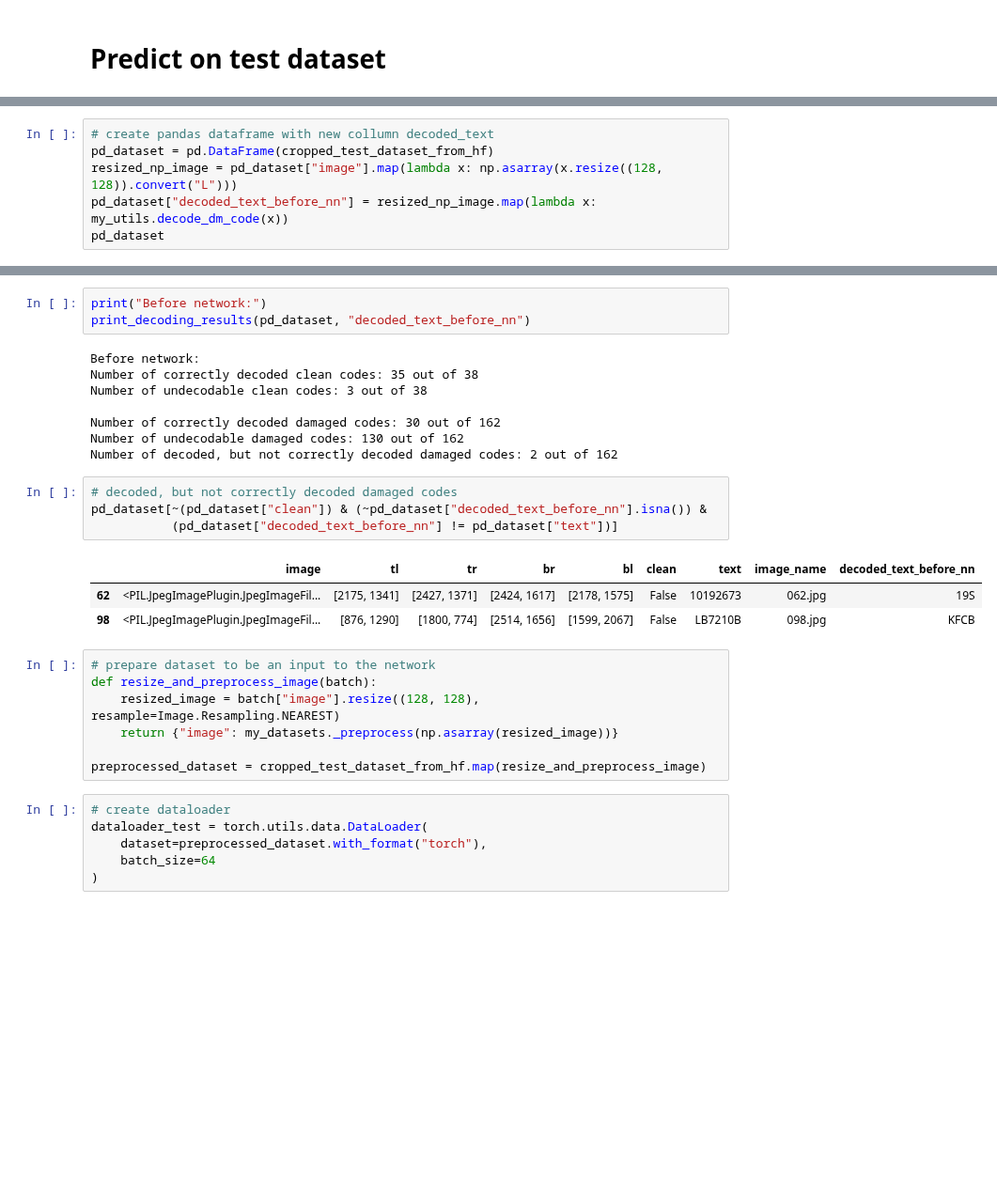
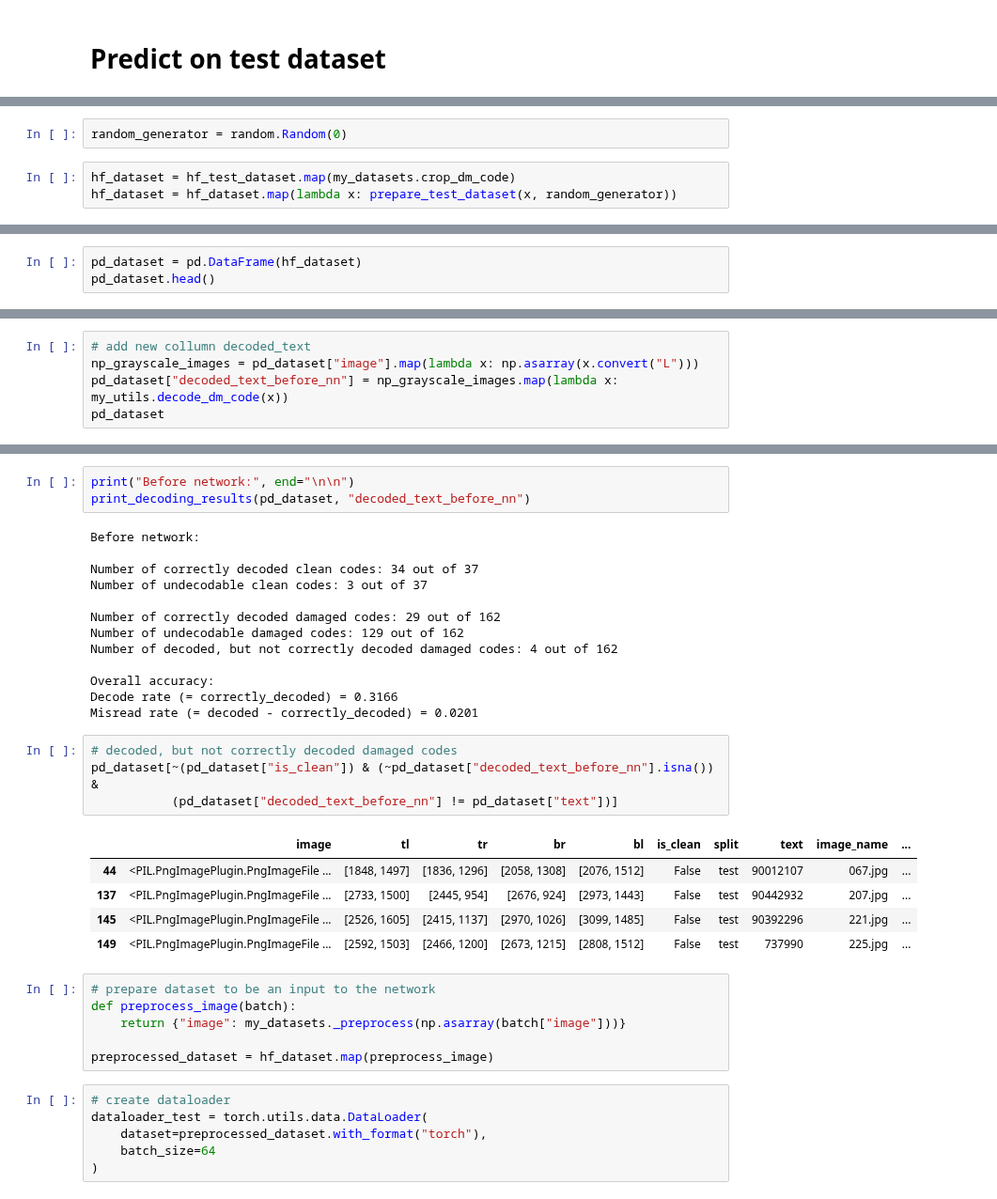
Before and after one commit to shortery/dp-dm-codes, a Jupyter notebook: src/inference_playground.ipynb, the cells around one changed output, grey strips where cells are left out. Shown at 94% size. Cells and saved outputs as stored; diff of their text form; blank space fills up the shorter version.

```diff
--- a/src/inference_playground.ipynb
+++ b/src/inference_playground.ipynb
@@ -23,0 +32,5 @@ cropped_test_dataset_from_hf = datasets.load_dataset("shortery/cropped-dm-codes"
+# %%
+random_generator = random.Random(0)
+# %%
+hf_dataset = hf_test_dataset.map(my_datasets.crop_dm_code)
+hf_dataset = hf_dataset.map(lambda x: prepare_test_dataset(x, random_generator))
@@ -23,0 +41,3 @@ cropped_test_dataset_from_hf = datasets.load_dataset("shortery/cropped-dm-codes"
+# %%
+pd_dataset = pd.DataFrame(hf_dataset)
+pd_dataset.head()
@@ -24,7 +51,6 @@ cropped_test_dataset_from_hf = datasets.load_dataset("shortery/cropped-dm-codes"
 # %%
-# create pandas dataframe with new collumn decoded_text
-pd_dataset = pd.DataFrame(cropped_test_dataset_from_hf)
-resized_np_image = pd_dataset["image"].map(lambda x: np.asarray(x.resize((128, 128)).convert("L")))
-pd_dataset["decoded_text_before_nn"] = resized_np_image.map(lambda x: my_utils.decode_dm_code(x))
+# add new collumn decoded_text
+np_grayscale_images = pd_dataset["image"].map(lambda x: np.asarray(x.convert("L")))
+pd_dataset["decoded_text_before_nn"] = np_grayscale_images.map(lambda x: my_utils.decode_dm_code(x))
 pd_dataset
 # %% [output]
@@ -69,29 +105,35 @@ def print_decoding_results(pd_dataset: pd.DataFrame, decoded_text_column: str):
 # %%
-print("Before network:")
+print("Before network:", end="\n\n")
 print_decoding_results(pd_dataset, "decoded_text_before_nn")
 # %% [output]
 Before network:
-Number of correctly decoded clean codes: 35 out of 38
-Number of undecodable clean codes: 3 out of 38
 
-Number of correctly decoded damaged codes: 30 out of 162
-Number of undecodable damaged codes: 130 out of 162
-Number of decoded, but not correctly decoded damaged codes: 2 out of 162
+Number of correctly decoded clean codes: 34 out of 37
+Number of undecodable clean codes: 3 out of 37
+
+Number of correctly decoded damaged codes: 29 out of 162
+Number of undecodable damaged codes: 129 out of 162
+Number of decoded, but not correctly decoded damaged codes: 4 out of 162
+
+Overall accuracy:
+Decode rate (= correctly_decoded) = 0.3166
+Misread rate (= decoded - correctly_decoded) = 0.0201
 # %%
 # decoded, but not correctly decoded damaged codes
-pd_dataset[~(pd_dataset["clean"]) & (~pd_dataset["decoded_text_before_nn"].isna()) &
+pd_dataset[~(pd_dataset["is_clean"]) & (~pd_dataset["decoded_text_before_nn"].isna()) &
            (pd_dataset["decoded_text_before_nn"] != pd_dataset["text"])]
 # %% [output]
-|  | image | tl | tr | br | bl | clean | text | image_name | decoded_text_before_nn |
-| 62 | <PIL.JpegImagePlugin.JpegImageFil... | [2175, 1341] | [2427, 1371] | [2424, 1617] | [2178, 1575] | False | 10192673 | 062.jpg | 19S |
-| 98 | <PIL.JpegImagePlugin.JpegImageFil... | [876, 1290] | [1800, 774] | [2514, 1656] | [1599, 2067] | False | LB7210B | 098.jpg | KFCB |
+|  | image | tl | tr | br | bl | is_clean | split | text | image_name | ... |
+| 44 | <PIL.PngImagePlugin.PngImageFile ... | [1848, 1497] | [1836, 1296] | [2058, 1308] | [2076, 1512] | False | test | 90012107 | 067.jpg | ... |
+| 137 | <PIL.PngImagePlugin.PngImageFile ... | [2733, 1500] | [2445, 954] | [2676, 924] | [2973, 1443] | False | test | 90442932 | 207.jpg | ... |
+| 145 | <PIL.PngImagePlugin.PngImageFile ... | [2526, 1605] | [2415, 1137] | [2970, 1026] | [3099, 1485] | False | test | 90392296 | 221.jpg | ... |
+| 149 | <PIL.PngImagePlugin.PngImageFile ... | [2592, 1503] | [2466, 1200] | [2673, 1215] | [2808, 1512] | False | test | 737990 | 225.jpg | ... |
 # %%
 # prepare dataset to be an input to the network
-def resize_and_preprocess_image(batch):
-    resized_image = batch["image"].resize((128, 128), resample=Image.Resampling.NEAREST)
-    return {"image": my_datasets._preprocess(np.asarray(resized_image))}
+def preprocess_image(batch):
+    return {"image": my_datasets._preprocess(np.asarray(batch["image"]))}
 
-preprocessed_dataset = cropped_test_dataset_from_hf.map(resize_and_preprocess_image)
+preprocessed_dataset = hf_dataset.map(preprocess_image)
 # %%
 # create dataloader
 dataloader_test = torch.utils.data.DataLoader(
```
Also changed, not shown: parts of 11 cells of this notebook.
